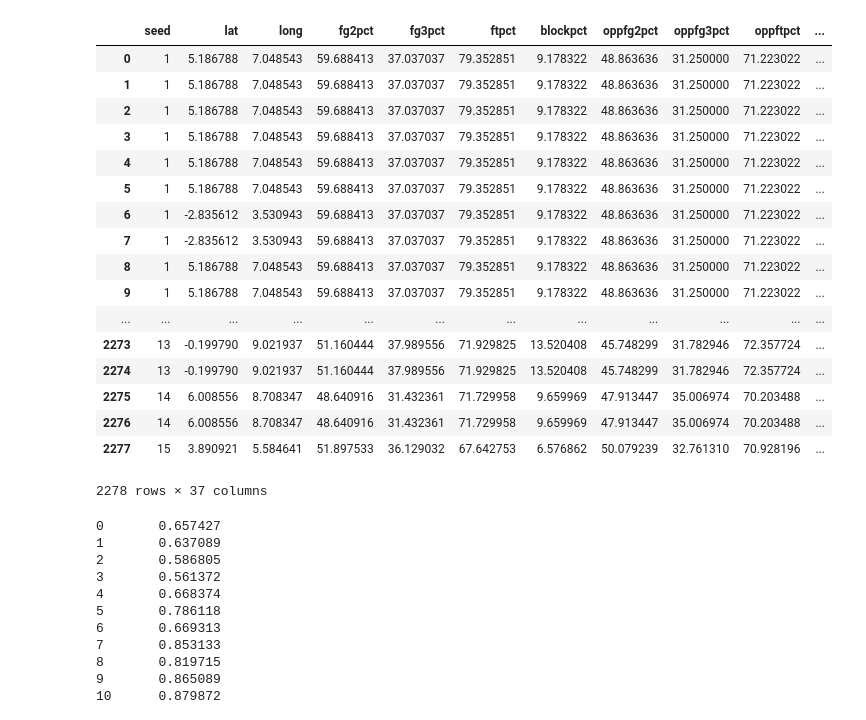
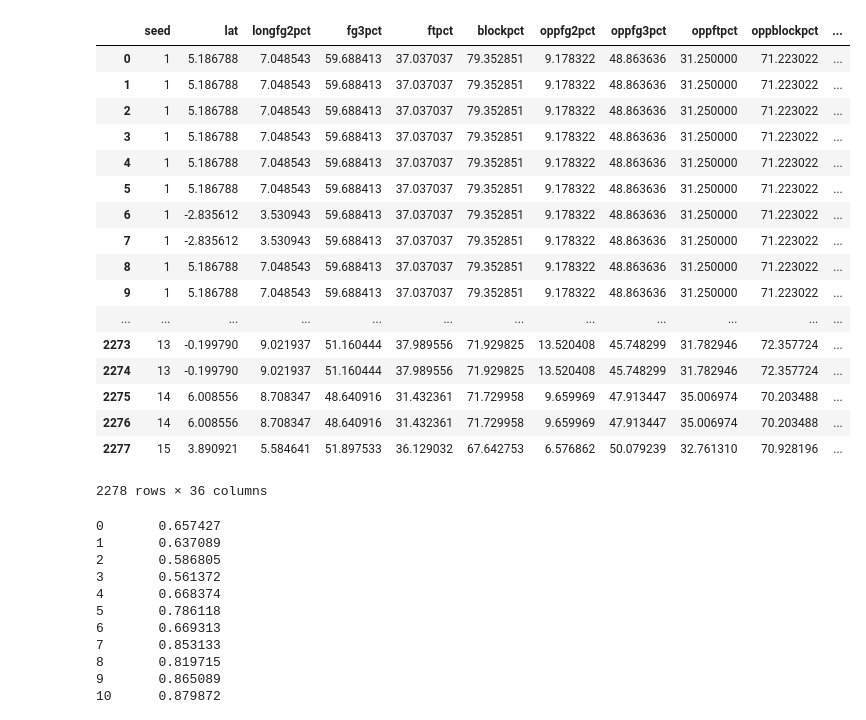
Before and after one commit to maxwelllee54/MarchMadness, a Jupyter notebook: FinalModel.ipynb, the cells around one changed output. Cells and saved outputs as stored; diff of their text form; code cells hidden in the pictures.

```diff
--- a/FinalModel.ipynb
+++ b/FinalModel.ipynb
@@ -5,7 +5,7 @@ import seaborn as sns
 from matplotlib import pyplot as plt
 import numpy as np
 
-columnName = ['seed', 'lat', 'long'	, 'fg2pct', 'fg3pct', 'ftpct', 'blockpct', 'oppfg2pct', 'oppfg3pct', 'oppftpct',
+columnName = ['seed', 'lat', 'long'	'fg2pct', 'fg3pct', 'ftpct', 'blockpct', 'oppfg2pct', 'oppfg3pct', 'oppftpct',
               'oppblockpct', 'f3grate', 'oppf3grate', 'arate', 'opparate', 'stlrate', 'oppstlrate', 'tempo', 'adjtempo',
               'oe', 'adjoe', 'de', 'adjde', 'rpi_rating', 'pt_school_ncaa', 'pt_overall_ncaa', 'pt_school_s16', 'pt_overall_s16',
               'pt_school_ff', 'pt_overall_ff', 'pt_career_school_wins',	'pt_career_school_losses', 'pt_career_overall_losses',
@@ -15,41 +15,40 @@ df = pd.read_csv('NCAA_Tourney_2002-2016_1.csv')
 features = df.iloc[:, :-4]
 results = df.iloc[:, -4:]
 
-df_team1 = df.iloc[:, 2:39]
+df_team1 = df.iloc[:, 2:38]
 df_team1.columns = columnName
-df_team2 = df.iloc[:, 39:76]
+df_team2 = df.iloc[:, 39:75]
 df_team2.columns = columnName
 
 df_team1.loc[:, 'expwin'] = df.loc[:, 'team1_adjoe'] ** 11.5 / (df.loc[:, 'team1_adjde'] ** 11.5
                                                             + df.loc[:, 'team1_adjoe'] ** 11.5)
 
 
 df_team2.loc[:, 'expwin'] = df.loc[:, 'team2_adjoe'] ** 11.5 / (df.loc[:, 'team2_adjde'] ** 11.5
                                                             + df.loc[:, 'team2_adjoe'] ** 11.5)
 
 
 df_team1.loc[:, 'log5'] = (df_team1.loc[:, 'expwin'] - df_team1.loc[:, 'expwin'] * df_team2.loc[:, 'expwin']) / \
             ((df_team1.loc[:, 'expwin'] + df_team2.loc[:, 'expwin'] - 2* df_team1.loc[:, 'expwin'] * df_team2.loc[:, 'expwin']))
 
 df_team2.loc[:, 'log5'] = (df_team2.loc[:, 'expwin'] - df_team1.loc[:, 'expwin'] * df_team2.loc[:, 'expwin']) / \
             ((df_team1.loc[:, 'expwin'] + df_team2.loc[:, 'expwin'] - 2* df_team1.loc[:, 'expwin'] * df_team2.loc[:, 'expwin']))
 
 
 data = df_team1 - df_team2
 
 
 df2 = pd.read_csv('NCAA_Tourney_2017.csv').iloc[:, :-1]
 
 
-df2_team1 = df2.iloc[:, 2:39]
+df2_team1 = df2.iloc[:, 2:38]
 df2_team1.columns = columnName
-df2_team2 = df2.iloc[:, 39:76]
-
+df2_team2 = df2.iloc[:, 39:75]
 df2_team2.columns = columnName
 
 df2_team1
 # %% [output]
-|  | seed | lat | long | fg2pct | fg3pct | ftpct | blockpct | oppfg2pct | oppfg3pct | oppftpct | ... |
+|  | seed | lat | longfg2pct | fg3pct | ftpct | blockpct | oppfg2pct | oppfg3pct | oppftpct | oppblockpct | ... |
 | 0 | 1 | 5.186788 | 7.048543 | 59.688413 | 37.037037 | 79.352851 | 9.178322 | 48.863636 | 31.250000 | 71.223022 | ... |
 | 1 | 1 | 5.186788 | 7.048543 | 59.688413 | 37.037037 | 79.352851 | 9.178322 | 48.863636 | 31.250000 | 71.223022 | ... |
 | 2 | 1 | 5.186788 | 7.048543 | 59.688413 | 37.037037 | 79.352851 | 9.178322 | 48.863636 | 31.250000 | 71.223022 | ... |
@@ -66,7 +65,7 @@ df2_team1
 | 2275 | 14 | 6.008556 | 8.708347 | 48.640916 | 31.432361 | 71.729958 | 9.659969 | 47.913447 | 35.006974 | 70.203488 | ... |
 | 2276 | 14 | 6.008556 | 8.708347 | 48.640916 | 31.432361 | 71.729958 | 9.659969 | 47.913447 | 35.006974 | 70.203488 | ... |
 | 2277 | 15 | 3.890921 | 5.584641 | 51.897533 | 36.129032 | 67.642753 | 6.576862 | 50.079239 | 32.761310 | 70.928196 | ... |
-2278 rows × 37 columns
+2278 rows × 36 columns
 # %%
 df2_team1.loc[:, 'expwin'] = df2.loc[:, 'team1_adjoe'] ** 11.5 / (df2.loc[:, 'team1_adjde'] ** 11.5
                                                             + df2.loc[:, 'team1_adjoe'] ** 11.5)
```
Also changed, not shown: parts of 5 cells of this notebook, 5 other files.
